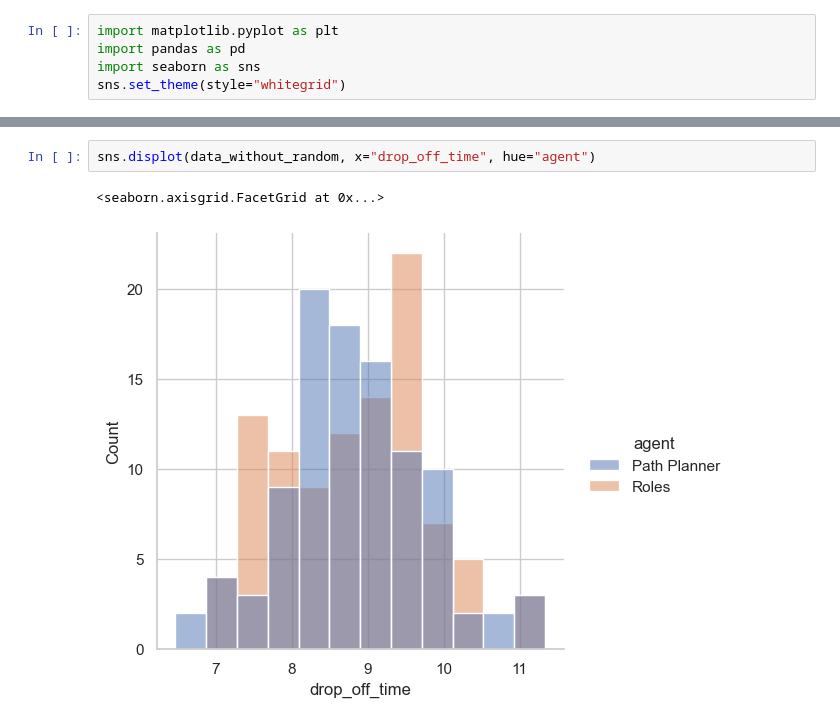
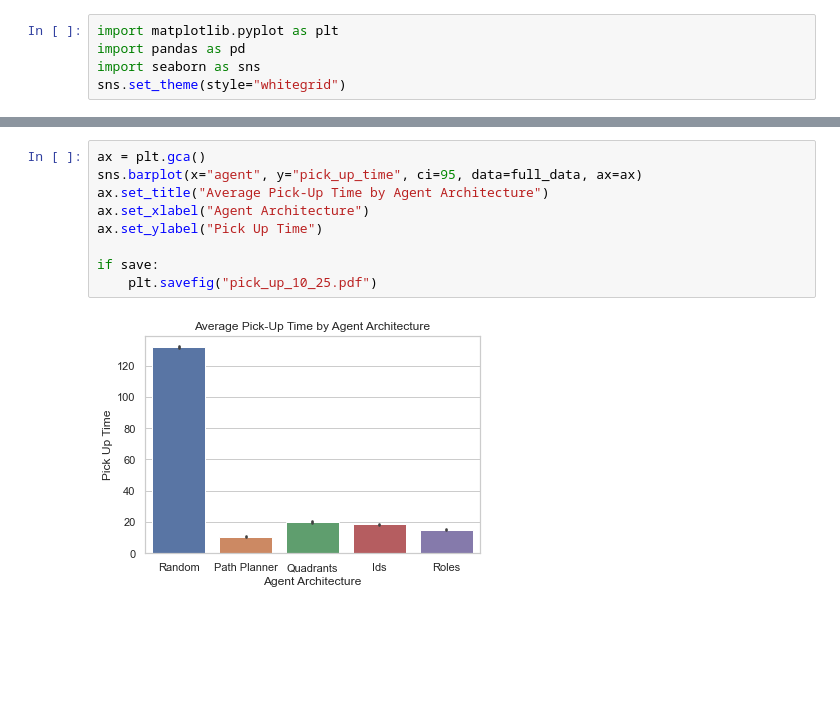
Before and after one commit to DuarteMRAlves/AASMA-2022, a Jupyter notebook: results.ipynb, the cells around one changed output, grey strips where cells are left out. Saved outputs shown, nothing was run; the diff lists cells and outputs as text; blank space fills up the shorter version.

```diff
--- a/results.ipynb
+++ b/results.ipynb
@@ -86,5 +77,11 @@ sns.barplot(x="agent", y="drop_off_time", ci=95, data=full_data)
-# %%
-sns.displot(data_without_random, x="drop_off_time", hue="agent")
-# %% [output]
-<seaborn.axisgrid.FacetGrid at 0x...>
-[figure, removed]
+# %%
+ax = plt.gca()
+sns.barplot(x="agent", y="pick_up_time", ci=95, data=full_data, ax=ax)
+ax.set_title("Average Pick-Up Time by Agent Architecture")
+ax.set_xlabel("Agent Architecture")
+ax.set_ylabel("Pick Up Time")
+
+if save:
+    plt.savefig("pick_up_10_25.pdf")
+# %% [output]
+[figure, added]
```
Also changed, not shown: parts of 10 cells of this notebook, 2 other files.
